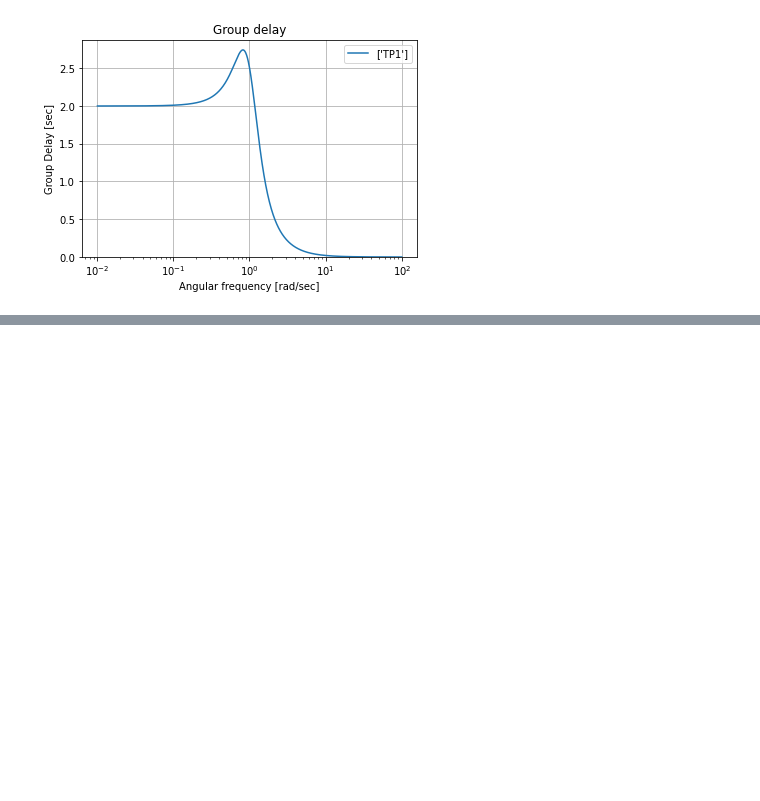
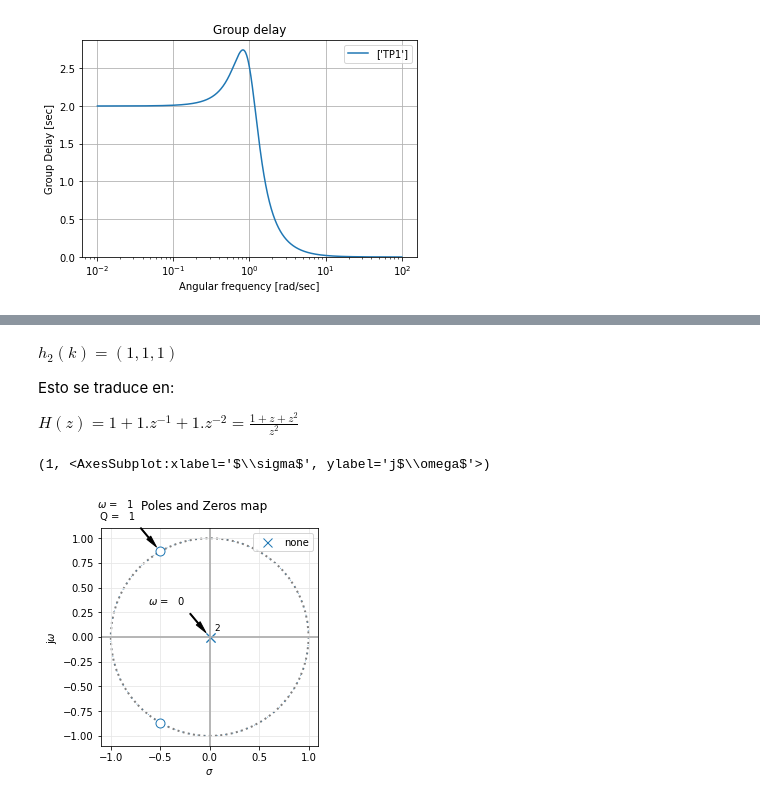
Before and after one commit to brunoricciotti/TC2, a Jupyter notebook: TP Semanales/TS8/TS8.ipynb, the cells around one changed output, grey strips where cells are left out. Cells and saved outputs as stored; diff of their text form; code cells hidden in the pictures; blank space fills up the shorter version.

```diff
--- a/TP Semanales/TS8/TS8.ipynb
+++ b/TP Semanales/TS8/TS8.ipynb
@@ -207,0 +156,12 @@ Si ahora se quiere una fase lineal hasta f=10KHz tenemos que recurrir a un filtr
+# %% [markdown]
+$h_2(k) = (1,1,1)$
+
+Esto se traduce en:
+
+$H(z)=1+1.z^{-1}+1.z^{-2} = \frac{1+z+z^2}{z^2}$
+# %%
+my_tf = TransferFunction( [1,1,1], [1,0,0] )
+pzmap(my_tf, 2) #S plane pole/zero plot
+# %% [output]
+(1, <AxesSubplot:xlabel='$\\sigma$', ylabel='j$\\omega$'>)
+[figure, added]
```
Also changed, not shown: parts of 21 cells of this notebook, 7 other files.
